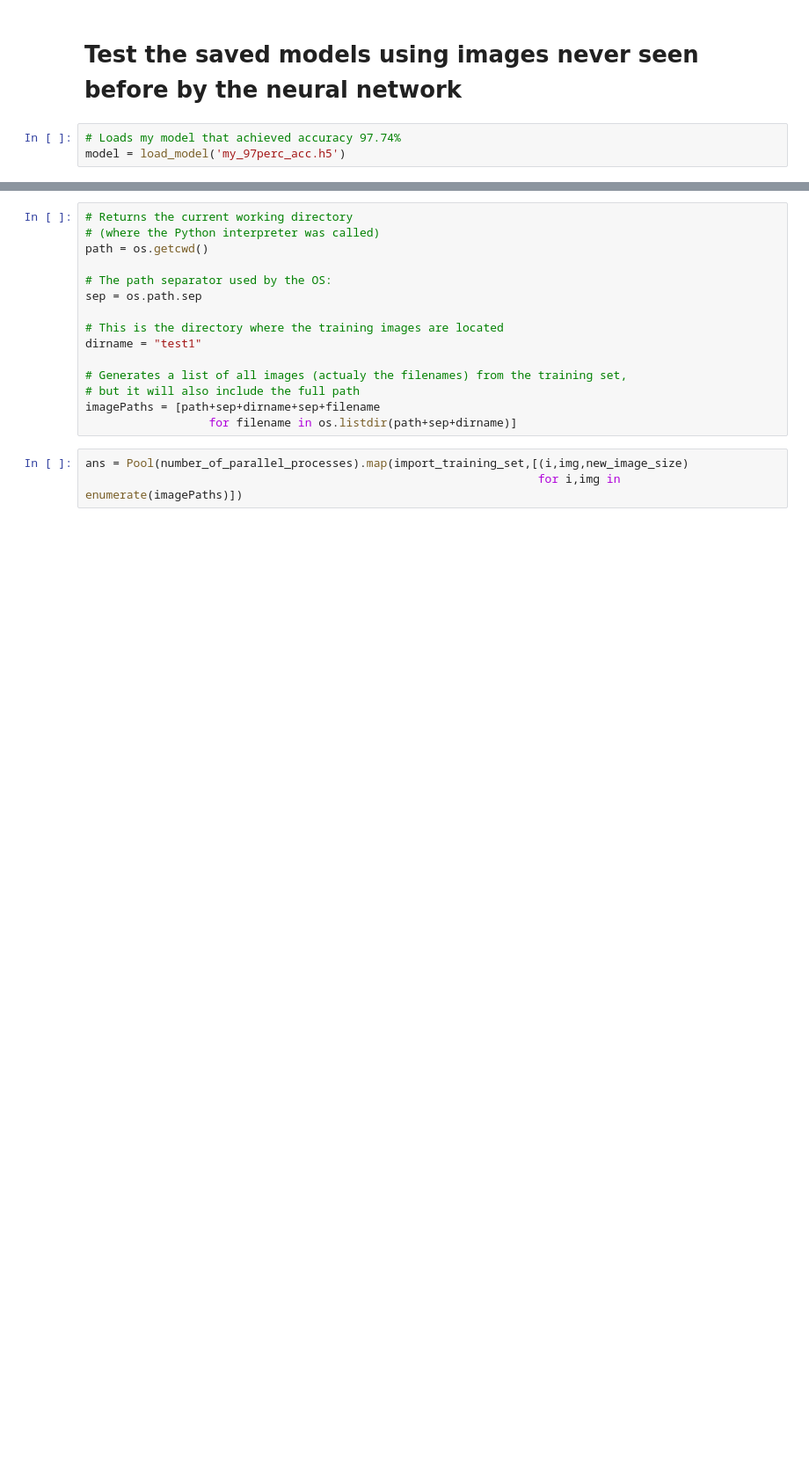
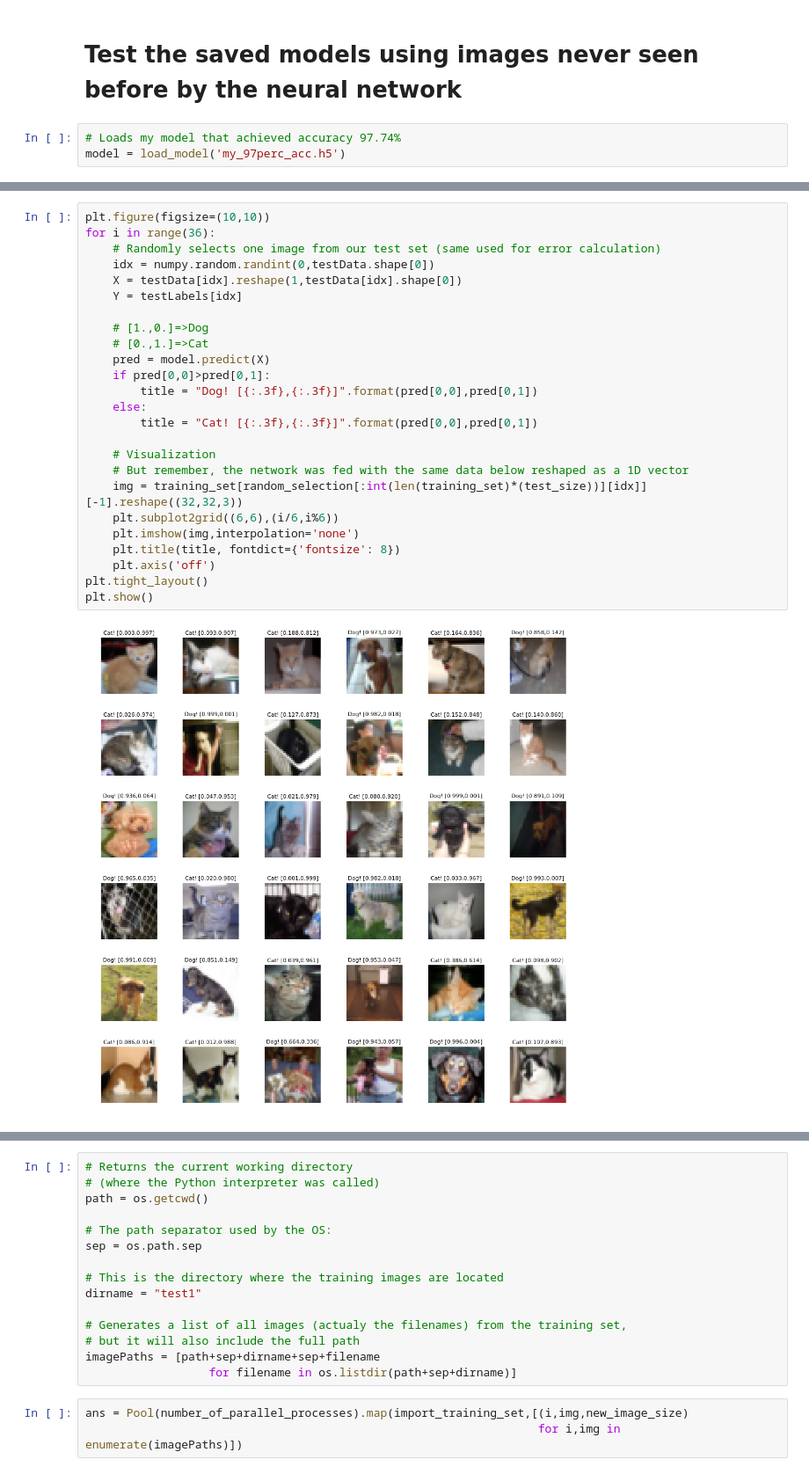
Before and after one commit to ricardodeazambuja/keras-adventures, a Jupyter notebook: Dogs_vs_Cats/Keras Cats and Dogs - normal deep net (not so deep).ipynb, the cells around one changed output, grey strips where cells are left out. Shown: that part at 88% size. Drawn from its saved outputs; the diff is of its cells as text; blank space fills up the shorter version.

```diff
--- a/Dogs_vs_Cats/Keras Cats and Dogs - normal deep net (not so deep).ipynb
+++ b/Dogs_vs_Cats/Keras Cats and Dogs - normal deep net (not so deep).ipynb
@@ -282,2 +262,29 @@ plt.show()
+# %%
+plt.figure(figsize=(10,10))
+for i in range(36):
+    # Randomly selects one image from our test set (same used for error calculation)
+    idx = numpy.random.randint(0,testData.shape[0])
+    X = testData[idx].reshape(1,testData[idx].shape[0])
+    Y = testLabels[idx]
+
+    # [1.,0.]=>Dog
+    # [0.,1.]=>Cat
+    pred = model.predict(X)
+    if pred[0,0]>pred[0,1]:
+        title = "Dog! [{:.3f},{:.3f}]".format(pred[0,0],pred[0,1])
+    else:
+        title = "Cat! [{:.3f},{:.3f}]".format(pred[0,0],pred[0,1])
+
+    # Visualization
+    # But remember, the network was fed with the same data below reshaped as a 1D vector
+    img = training_set[random_selection[:int(len(training_set)*(test_size))][idx]][-1].reshape((32,32,3))
+    plt.subplot2grid((6,6),(i/6,i%6))
+    plt.imshow(img,interpolation='none')
+    plt.title(title, fontdict={'fontsize': 8})
+    plt.axis('off')
+plt.tight_layout()
+plt.show()
+# %% [output]
+[figure, added]
 # %% [markdown]
 ## Testing using the test1 directory
```
Also changed, not shown: parts of 15 cells of this notebook.
